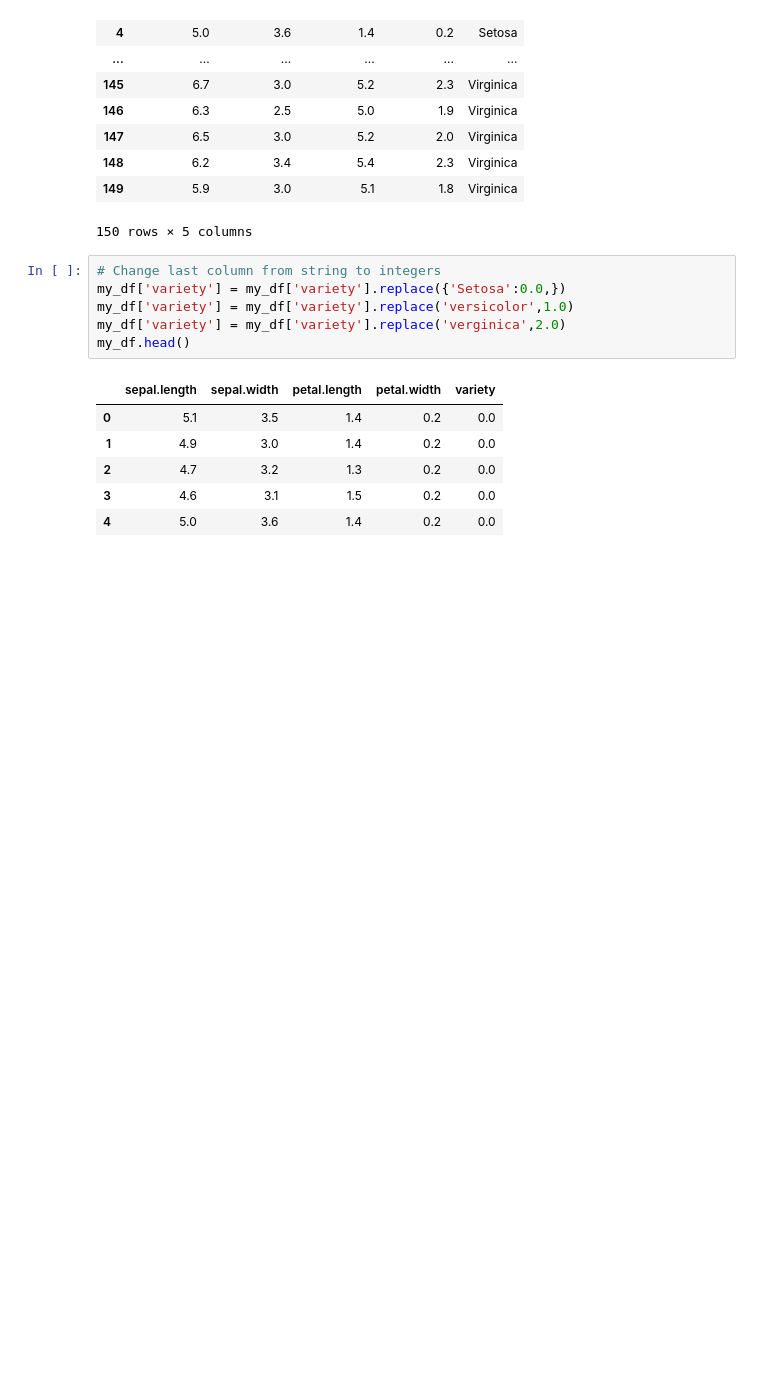
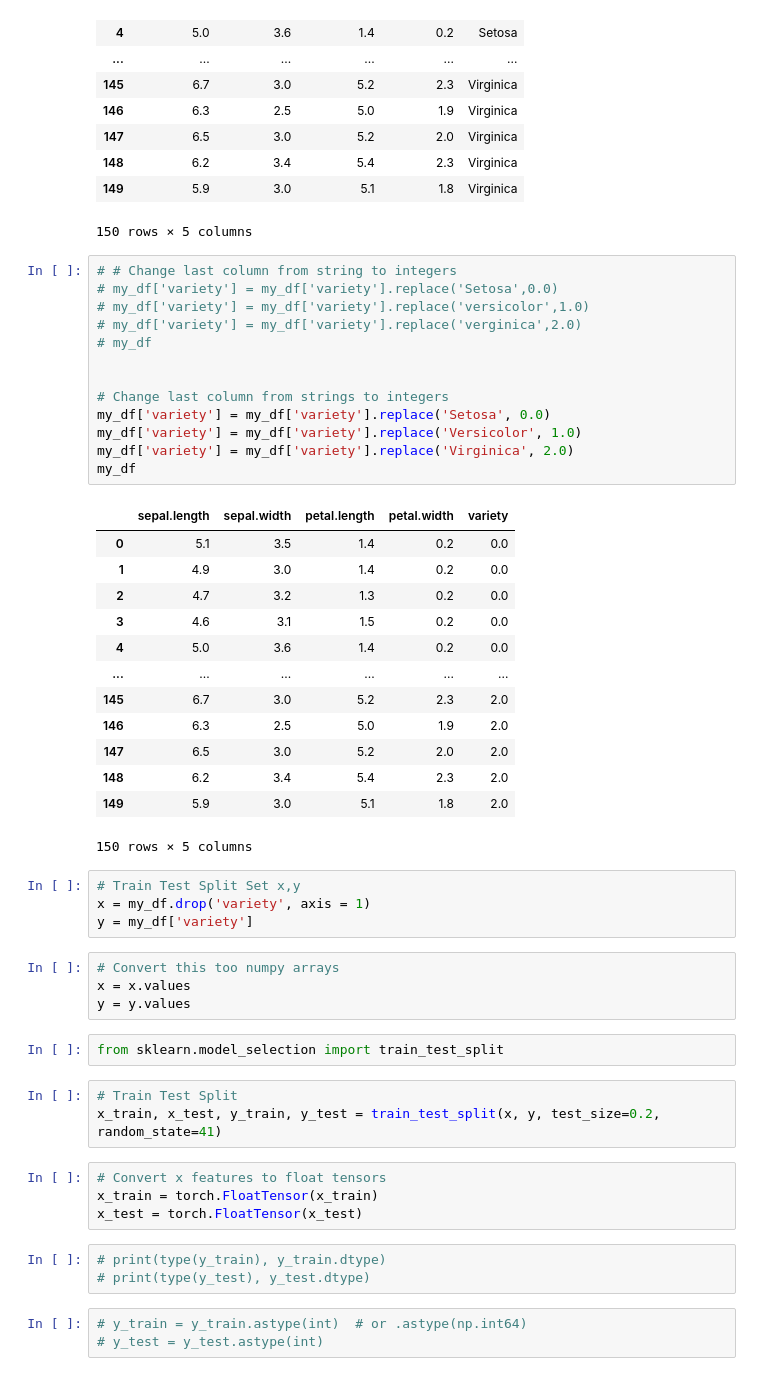
Before and after one commit to 1sazzad/PyTorch, a Jupyter notebook: Simple_NeuralNetwork.ipynb, the cells around one changed output. Drawn from its saved outputs; the diff is of its cells as text; blank space fills up the shorter version.

```diff
--- a/Simple_NeuralNetwork.ipynb
+++ b/Simple_NeuralNetwork.ipynb
@@ -47,15 +52,52 @@ my_df
 | 149 | 5.9 | 3.0 | 5.1 | 1.8 | Virginica |
 150 rows × 5 columns
 # %%
-# Change last column from string to integers
-my_df['variety'] = my_df['variety'].replace({'Setosa':0.0,})
-my_df['variety'] = my_df['variety'].replace('versicolor',1.0)
-my_df['variety'] = my_df['variety'].replace('verginica',2.0)
-my_df.head()
+# # Change last column from string to integers
+# my_df['variety'] = my_df['variety'].replace('Setosa',0.0)
+# my_df['variety'] = my_df['variety'].replace('versicolor',1.0)
+# my_df['variety'] = my_df['variety'].replace('verginica',2.0)
+# my_df
+
+
+# Change last column from strings to integers
+my_df['variety'] = my_df['variety'].replace('Setosa', 0.0)
+my_df['variety'] = my_df['variety'].replace('Versicolor', 1.0)
+my_df['variety'] = my_df['variety'].replace('Virginica', 2.0)
+my_df
 # %% [output]
 |  | sepal.length | sepal.width | petal.length | petal.width | variety |
 | 0 | 5.1 | 3.5 | 1.4 | 0.2 | 0.0 |
 | 1 | 4.9 | 3.0 | 1.4 | 0.2 | 0.0 |
 | 2 | 4.7 | 3.2 | 1.3 | 0.2 | 0.0 |
 | 3 | 4.6 | 3.1 | 1.5 | 0.2 | 0.0 |
 | 4 | 5.0 | 3.6 | 1.4 | 0.2 | 0.0 |
+| ... | ... | ... | ... | ... | ... |
+| 145 | 6.7 | 3.0 | 5.2 | 2.3 | 2.0 |
+| 146 | 6.3 | 2.5 | 5.0 | 1.9 | 2.0 |
+| 147 | 6.5 | 3.0 | 5.2 | 2.0 | 2.0 |
+| 148 | 6.2 | 3.4 | 5.4 | 2.3 | 2.0 |
+| 149 | 5.9 | 3.0 | 5.1 | 1.8 | 2.0 |
+150 rows × 5 columns
+# %%
+# Train Test Split Set x,y
+x = my_df.drop('variety', axis = 1)
+y = my_df['variety']
+# %%
+# Convert this too numpy arrays
+x = x.values
+y = y.values
+# %%
+from sklearn.model_selection import train_test_split
+# %%
+# Train Test Split
+x_train, x_test, y_train, y_test = train_test_split(x, y, test_size=0.2, random_state=41)
+# %%
+# Convert x features to float tensors
+x_train = torch.FloatTensor(x_train)
+x_test = torch.FloatTensor(x_test)
+# %%
+# print(type(y_train), y_train.dtype)
+# print(type(y_test), y_test.dtype)
+# %%
+# y_train = y_train.astype(int)  # or .astype(np.int64)
+# y_test = y_test.astype(int)
```
Also changed, not shown: parts of 8 cells of this notebook.
